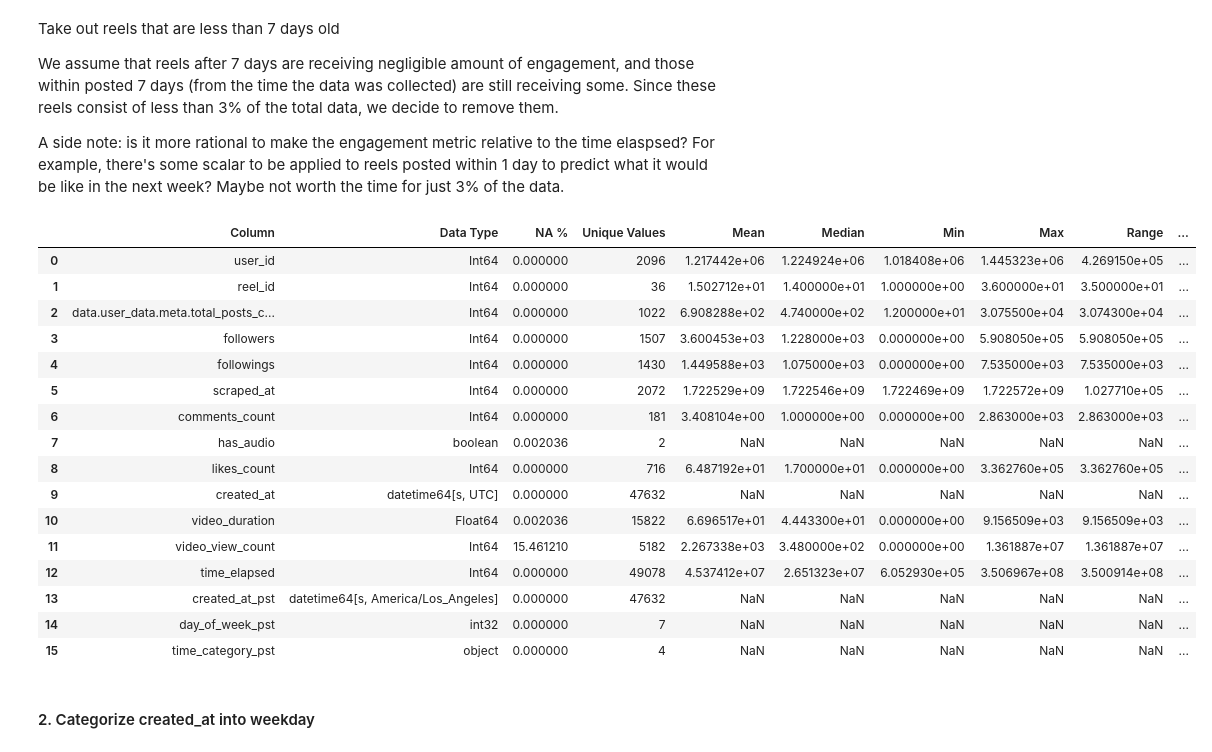
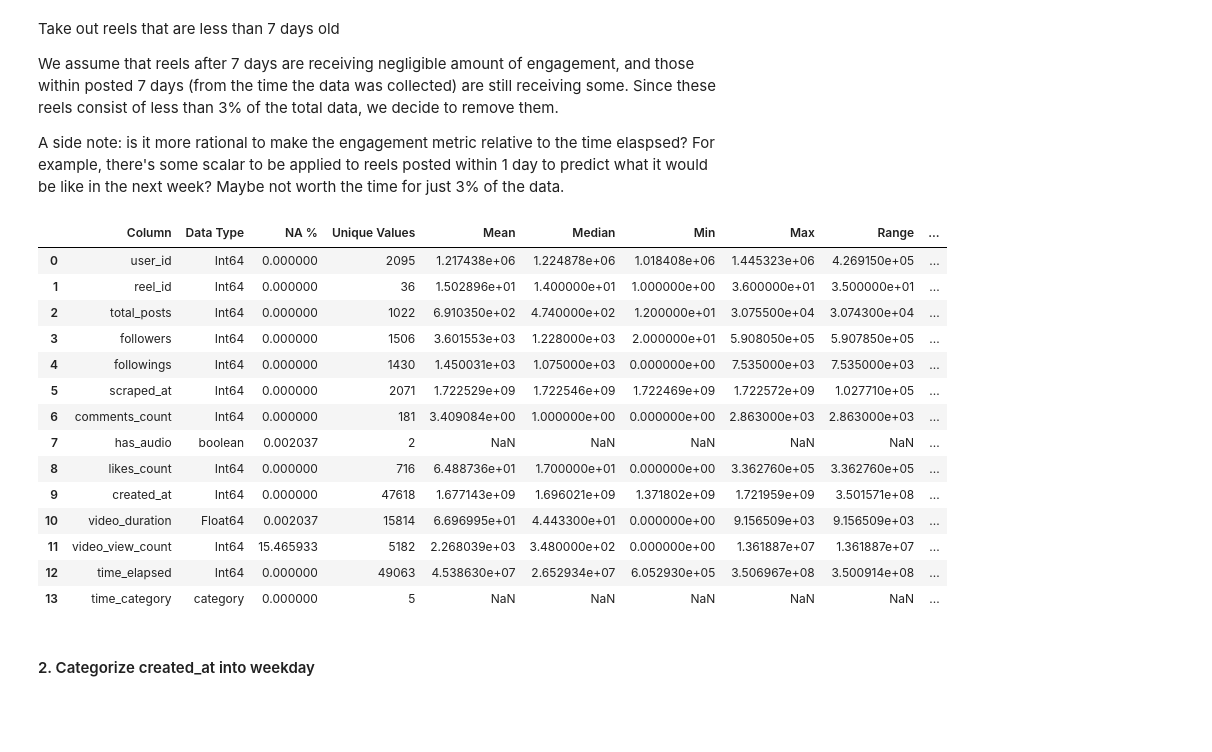
Before and after one commit to Mirrien-Liang/posting-time-impact-analysis, a Jupyter notebook: notebooks/data_cleaning.ipynb, the cells around one changed output. Saved outputs shown, nothing was run; the diff lists cells and outputs as text; code cells hidden in the pictures; blank space fills up the shorter version.

```diff
--- a/notebooks/data_cleaning.ipynb
+++ b/notebooks/data_cleaning.ipynb
@@ -180,6 +182,7 @@ transformed = transformed.rename(
     columns={
         "timestamp": "scraped_at",
         "taken_at_timestamp": "created_at",
+        "data.user_data.meta.total_posts_count": "total_posts",
         "data.user_data.meta.followers_count": "followers",
         "data.user_data.meta.followings_count": "followings",
     }
@@ -253,10 +256,13 @@ summarize_dataframe(transformed)
 ### Filter and Handle NAs
 # %%
 # Drop rows with N/A created_at timestamp
-cleaned_data = transformed.dropna(subset=["created_at"])
+cleaned = transformed.dropna(subset=["created_at"])
 
 # Drop rows with comment disabled and remove this unary column
-cleaned_data = cleaned_data[cleaned_data["comments_disabled"] == False].drop(columns=["comments_disabled"])
+cleaned = cleaned[cleaned["comments_disabled"] == False].drop(columns=["comments_disabled"])
+
+# Drop rows with video duration < 1 or is NA
+cleaned = cleaned[(cleaned["video_duration"] >= 1) | (cleaned["video_duration"].isna())]
 
 # Impute NAs in has_audio as True?
 # cleaned_data["has_audio"] = cleaned_data["has_audio"].fillna(True)
@@ -266,6 +272,6 @@ cleaned_data = cleaned_data[cleaned_data["comments_disabled"] == False].drop(col
 # Impute NAs in video_view_count with the average ratio of video_view_count to like_count?
 
 # Preview
-summarize_dataframe(cleaned_data)
+summarize_dataframe(cleaned)
 # %% [output]
 |  | Column | Data Type | NA % | Unique Values | Mean | Median | Min | Max | Range | ... |
@@ -286,7 +292,8 @@ summarize_dataframe(cleaned_data)
 
 #### 1. Time elapsed from posted time to scraped time (in seconds)
 # %%
-cleaned_data["time_elapsed"] = (cleaned_data["scraped_at"] - cleaned_data["created_at"])
-summarize_dataframe(cleaned_data[["time_elapsed"]])
+augmented = cleaned.copy()
+augmented["time_elapsed"] = (augmented["scraped_at"] - augmented["created_at"])
+summarize_dataframe(augmented[["time_elapsed"]])
 # %% [output]
 |  | Column | Data Type | NA % | Unique Values | Mean | Median | Min | Max | Range | ... |
@@ -305,11 +312,11 @@ labels = [
 ]
 
 # Create a new column for bins
-cleaned_data['time_category'] = pd.cut(cleaned_data['time_elapsed'], bins=bins, labels=labels, right=False)
+augmented['time_category'] = pd.cut(augmented['time_elapsed'], bins=bins, labels=labels, right=False)
 
 # Calculate distribution and percentages
-distribution = cleaned_data['time_category'].value_counts().sort_index()
-percentages = (distribution / len(cleaned_data)) * 100
+distribution = augmented['time_category'].value_counts().sort_index()
+percentages = (distribution / len(augmented)) * 100
 
 # Plot histogram
 fig, ax = plt.subplots(figsize=(10, 6))
@@ -354,27 +361,25 @@ We assume that reels after 7 days are receiving negligible amount of engagement,
 
 A side note: is it more rational to make the engagement metric relative to the time elaspsed? For example, there's some scalar to be applied to reels posted within 1 day to predict what it would be like in the next week? Maybe not worth the time for just 3% of the data.
 # %%
-cleaned_data = cleaned_data[cleaned_data['time_elapsed'] >= 604800]
-cleaned_data.drop(columns=['time_category'], inplace=True)  # Remove intermediate column
-summarize_dataframe(cleaned_data)
+augmented = augmented[augmented['time_elapsed'] >= 604800]
+# augmented.drop(columns=['time_category'], inplace=True)  # Remove intermediate column
+summarize_dataframe(augmented)
 # %% [output]
 |  | Column | Data Type | NA % | Unique Values | Mean | Median | Min | Max | Range | ... |
-| 0 | user_id | Int64 | 0.000000 | 2096 | 1.217442e+06 | 1.224924e+06 | 1.018408e+06 | 1.445323e+06 | 4.269150e+05 | ... |
-| 1 | reel_id | Int64 | 0.000000 | 36 | 1.502712e+01 | 1.400000e+01 | 1.000000e+00 | 3.600000e+01 | 3.500000e+01 | ... |
-| 2 | data.user_data.meta.total_posts_c... | Int64 | 0.000000 | 1022 | 6.908288e+02 | 4.740000e+02 | 1.200000e+01 | 3.075500e+04 | 3.074300e+04 | ... |
-| 3 | followers | Int64 | 0.000000 | 1507 | 3.600453e+03 | 1.228000e+03 | 0.000000e+00 | 5.908050e+05 | 5.908050e+05 | ... |
-| 4 | followings | Int64 | 0.000000 | 1430 | 1.449588e+03 | 1.075000e+03 | 0.000000e+00 | 7.535000e+03 | 7.535000e+03 | ... |
-| 5 | scraped_at | Int64 | 0.000000 | 2072 | 1.722529e+09 | 1.722546e+09 | 1.722469e+09 | 1.722572e+09 | 1.027710e+05 | ... |
-| 6 | comments_count | Int64 | 0.000000 | 181 | 3.408104e+00 | 1.000000e+00 | 0.000000e+00 | 2.863000e+03 | 2.863000e+03 | ... |
-| 7 | has_audio | boolean | 0.002036 | 2 | NaN | NaN | NaN | NaN | NaN | ... |
-| 8 | likes_count | Int64 | 0.000000 | 716 | 6.487192e+01 | 1.700000e+01 | 0.000000e+00 | 3.362760e+05 | 3.362760e+05 | ... |
-| 9 | created_at | datetime64[s, UTC] | 0.000000 | 47632 | NaN | NaN | NaN | NaN | NaN | ... |
-| 10 | video_duration | Float64 | 0.002036 | 15822 | 6.696517e+01 | 4.443300e+01 | 0.000000e+00 | 9.156509e+03 | 9.156509e+03 | ... |
-| 11 | video_view_count | Int64 | 15.461210 | 5182 | 2.267338e+03 | 3.480000e+02 | 0.000000e+00 | 1.361887e+07 | 1.361887e+07 | ... |
-| 12 | time_elapsed | Int64 | 0.000000 | 49078 | 4.537412e+07 | 2.651323e+07 | 6.052930e+05 | 3.506967e+08 | 3.500914e+08 | ... |
-| 13 | created_at_pst | datetime64[s, America/Los_Angeles] | 0.000000 | 47632 | NaN | NaN | NaN | NaN | NaN | ... |
-| 14 | day_of_week_pst | int32 | 0.000000 | 7 | NaN | NaN | NaN | NaN | NaN | ... |
-| 15 | time_category_pst | object | 0.000000 | 4 | NaN | NaN | NaN | NaN | NaN | ... |
+| 0 | user_id | Int64 | 0.000000 | 2095 | 1.217438e+06 | 1.224878e+06 | 1.018408e+06 | 1.445323e+06 | 4.269150e+05 | ... |
+| 1 | reel_id | Int64 | 0.000000 | 36 | 1.502896e+01 | 1.400000e+01 | 1.000000e+00 | 3.600000e+01 | 3.500000e+01 | ... |
+| 2 | total_posts | Int64 | 0.000000 | 1022 | 6.910350e+02 | 4.740000e+02 | 1.200000e+01 | 3.075500e+04 | 3.074300e+04 | ... |
+| 3 | followers | Int64 | 0.000000 | 1506 | 3.601553e+03 | 1.228000e+03 | 2.000000e+01 | 5.908050e+05 | 5.907850e+05 | ... |
+| 4 | followings | Int64 | 0.000000 | 1430 | 1.450031e+03 | 1.075000e+03 | 0.000000e+00 | 7.535000e+03 | 7.535000e+03 | ... |
+| 5 | scraped_at | Int64 | 0.000000 | 2071 | 1.722529e+09 | 1.722546e+09 | 1.722469e+09 | 1.722572e+09 | 1.027710e+05 | ... |
+| 6 | comments_count | Int64 | 0.000000 | 181 | 3.409084e+00 | 1.000000e+00 | 0.000000e+00 | 2.863000e+03 | 2.863000e+03 | ... |
+| 7 | has_audio | boolean | 0.002037 | 2 | NaN | NaN | NaN | NaN | NaN | ... |
+| 8 | likes_count | Int64 | 0.000000 | 716 | 6.488736e+01 | 1.700000e+01 | 0.000000e+00 | 3.362760e+05 | 3.362760e+05 | ... |
+| 9 | created_at | Int64 | 0.000000 | 47618 | 1.677143e+09 | 1.696021e+09 | 1.371802e+09 | 1.721959e+09 | 3.501571e+08 | ... |
+| 10 | video_duration | Float64 | 0.002037 | 15814 | 6.696995e+01 | 4.443300e+01 | 0.000000e+00 | 9.156509e+03 | 9.156509e+03 | ... |
+| 11 | video_view_count | Int64 | 15.465933 | 5182 | 2.268039e+03 | 3.480000e+02 | 0.000000e+00 | 1.361887e+07 | 1.361887e+07 | ... |
+| 12 | time_elapsed | Int64 | 0.000000 | 49063 | 4.538630e+07 | 2.652934e+07 | 6.052930e+05 | 3.506967e+08 | 3.500914e+08 | ... |
+| 13 | time_category | category | 0.000000 | 5 | NaN | NaN | NaN | NaN | NaN | ... |
 # %% [markdown]
 #### 2. Categorize created_at into weekday
 # %%
```
Also changed, not shown: parts of 12 cells of this notebook.
